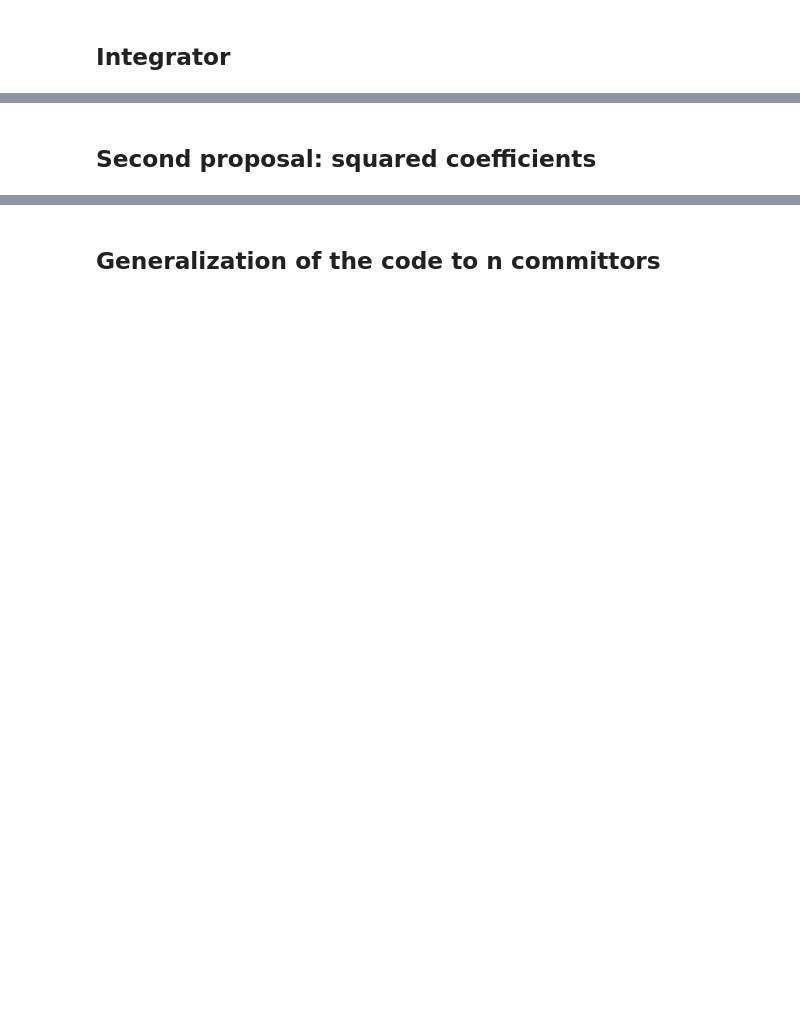
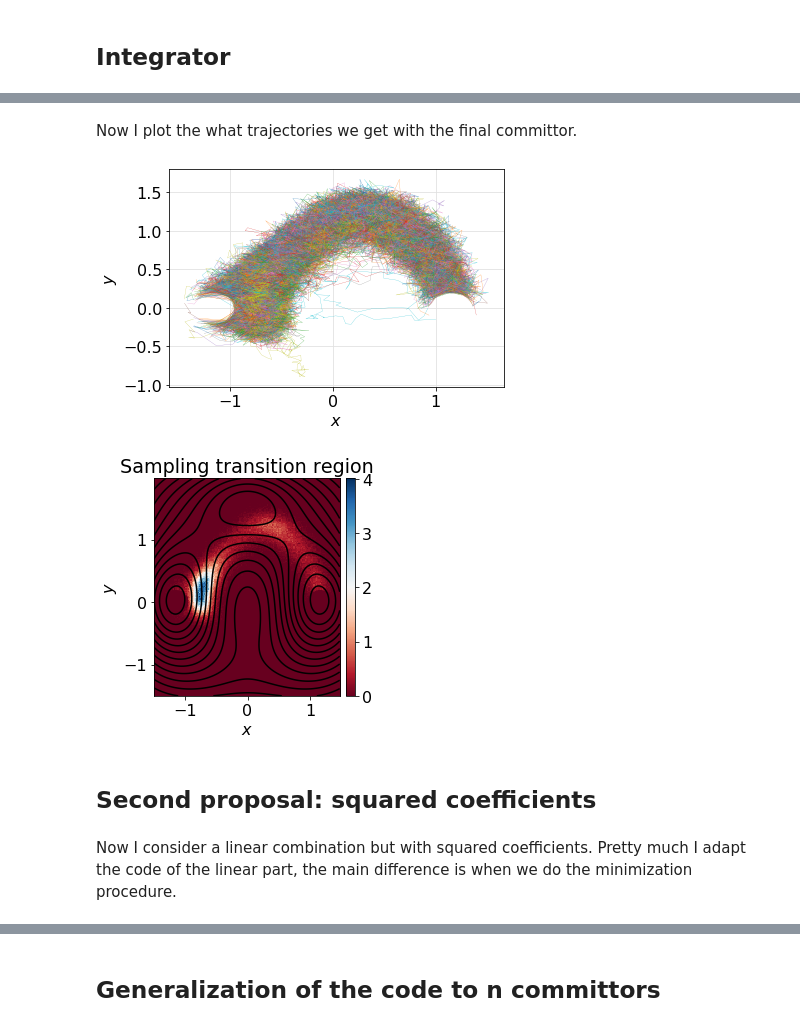
Before and after one commit to FrancescoSlongo/VariationalMD, a Jupyter notebook: 2D_VariationalMD.ipynb, the cells around one changed output, grey strips where cells are left out. Saved outputs shown, nothing was run; the diff lists cells and outputs as text; code cells hidden in the pictures; blank space fills up the shorter version.

```diff
--- a/2D_VariationalMD.ipynb
+++ b/2D_VariationalMD.ipynb
@@ -1268,47 +1433,36 @@ Cycle =  30
+# %% [markdown]
+Now I plot the what trajectories we get with the final committor.
 # %%
 # Figure
 plt.figure()
 tmp = 0
 for i in range(1000):
-    traj, M = LI_RMD(Guess1 = qCircleU, dGuess1 = dqCircleU, Guess2 = qDist, dGuess2 = dqDist, kr = 450, c = c[-1,:])
+    traj, M = LI_RMD(Guess1 = GUESS1, dGuess1 = DGUESS1, Guess2 = GUESS2, dGuess2 = DGUESS2, c = c[-1,:], kr = KR, KbT = KBT)
     if traj[0,0] != 0 and traj[0,1] != 0:
         plt.plot(traj[:,0], traj[:,1], linewidth=0.2)
         if tmp==0:
             trajall = np.copy(traj)
             Mall = np.copy(M)
             tmp = 1
         if tmp==1:
             trajall = np.concatenate((trajall, traj), axis=0)
             Mall = np.concatenate((Mall, M), axis=0)
-
+# Title,labels and grid
 plt.xlabel('$x$')
 plt.ylabel('$y$')
 axes = plt.gca()
 axes.set_axisbelow(True)
 plt.grid(True, which='major', axis='both', color='#e0e0e0')
 plt.show()
 
-
-# Density plot of how much time the system passes in a given point
-xedges = np.arange(-1.5, 1.5, 0.02).tolist()
-yedges = np.arange(-1.5, 2.0, 0.02).tolist()
-x = trajall[:,0]
-y = trajall[:,1]
-H, xedges, yedges = np.histogram2d(x, y, bins=(xedges, yedges), density = True)
-H = H.T  # Let each row list bins with common y range.
-plt.figure()
-im = plt.imshow(H, interpolation='nearest', origin='low',extent=[xedges[0], xedges[-1], yedges[0], yedges[-1]])
-ax = plt.gca()
-# colormap, colorbar, labels, ect.
-im.set_cmap('RdBu')
-plt.xlabel(r"$x$")
-plt.ylabel(r"$y$")
-plt.title("Sampling transition region")
-divider = make_axes_locatable(ax)
-cax = divider.append_axes("right", "5%", pad="3%")
-plt.colorbar(im, cax=cax)
-plt.show()
+## Probability density plot
+plot_prob_distr(trajall, [-1.5, 1.5], [-1.5, 2.0], 0.02, 15)
+# %% [output]
+[figure, added]
+[figure, added]
 # %% [markdown]
 ## Second proposal: squared coefficients
+# %% [markdown]
+Now I consider a linear combination but with squared coefficients. Pretty much I adapt the code of the linear part, the main difference is when we do the minimization procedure.
 # %%
 def comm_plot2(Guess1, Guess2, c = [np.sqrt(0.5), np.sqrt(0.5)], R = 0.2):
```
Also changed, not shown: parts of 99 cells of this notebook, 1 other file.
